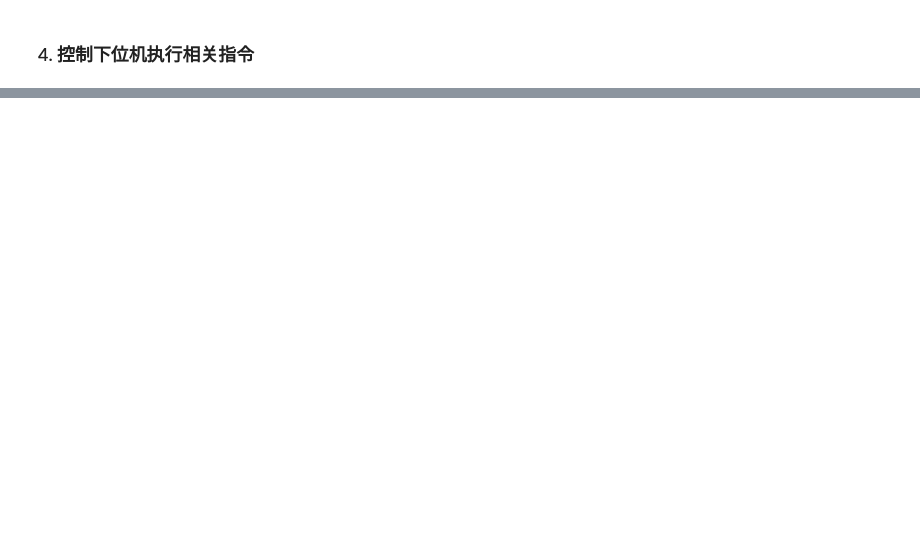
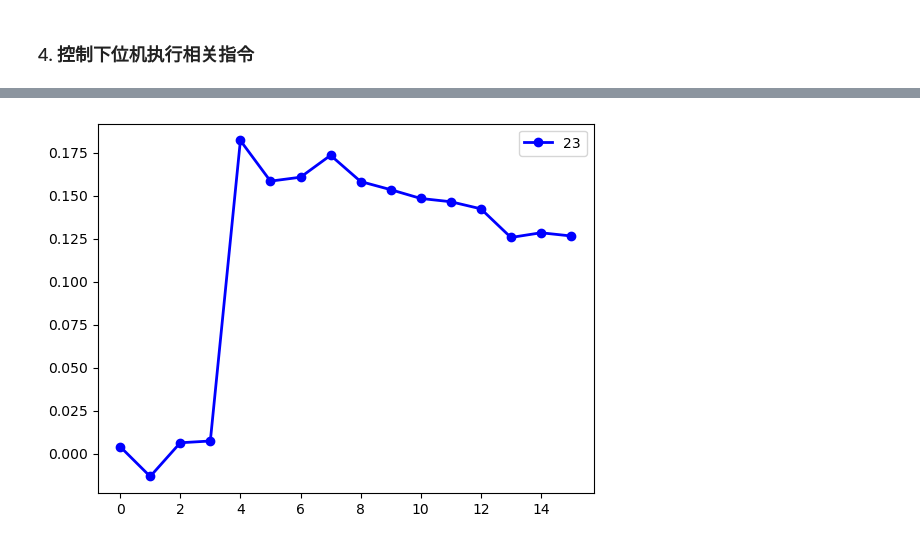
Before and after one commit to bei-meng/host_computer, a Jupyter notebook: example.ipynb, the cells around one changed output, grey strips where cells are left out. Saved outputs shown, nothing was run; the diff lists cells and outputs as text; code cells hidden in the pictures; blank space fills up the shorter version.

```diff
--- a/example.ipynb
+++ b/example.ipynb
@@ -118,6 +130,4 @@ from pc import PS
 # %%
-# 用于和下位机交互通信
-ps=PS(1,1,delay=10*1e-3,debug=False)
 # 控制ADC
 adc=ADC(ps)
 # 控制DAC
@@ -128,0 +145,17 @@ Failed to connect: [WinError 10049] 在其上下文中，该请求的地址无
+# %%
+
+def adc_to_voltage(data, vref=1.25):
+    # 将十六进制字符串转换为整数
+    data = int(data, 16)
+    # 确保数据在16位范围内
+    data &= 0xFFFF
+    # 将16位有符号数转换为Python整数
+    if data & 0x8000:  # 若符号位为1，则表示负数
+        data -= 0x10000
+
+    # 将数据转换为电压
+    voltage = (data / (2**15-1)) * vref  # 32767 是0x7FFF对应的正最大值
+    return voltage
+# %%
+# ps.delay = 0.3
+ps.debug = True
@@ -128,0 +372,54 @@ Failed to connect: [WinError 10049] 在其上下文中，该请求的地址无
+# %%
+# pkts=Packet()
+# pkts.append_cmdlist([CMD(CIM_RESET,command_data=CmdData(1))],mode=1)                 # reset指令
+# ps.send_packets(pkts)
+
+# pkts=Packet()
+# pkts.append_cmdlist([
+#     CMD(PULSE_CYC,command_data=CmdData(0)),                                                 # 翻转
+#     CMD(FAST_COMMAND_1,command_data=CmdData(FAST_COMMAND1_CONF.cfg_col_pulse)),             # cfg_col_pulse，配置列为常1
+#     CMD(FAST_COMMAND_1,command_data=CmdData(FAST_COMMAND1_CONF.cfg_row_read)),              # 然后开始读
+#     CMD(FAST_COMMAND_1,command_data=CmdData(FAST_COMMAND1_CONF.cfg_col_pulse)),             # cfg_col_pulse，读完后，把列电压翻转为0
+# ],mode=1)
+# chip.ps.send_packets(pkts)
+
+
+import matplotlib.pyplot as plt
+
+tia16 = []
+for TIA_num in range(16):
+    adc_num, adc_channel = int(TIA_num/4),TIA_num%4
+
+    channel_map = {0: 'A', 1: 'B', 2: 'C', 3: 'D'}
+    pkts=Packet()
+    adc_out = CMD(dict(
+        command_addr = 65+TIA_num,
+        command_type = COMMAND_TYPE[1],
+        n_addr_bytes = N_ADDR_BYTES[0],
+        n_data_bytes = N_DATA_BYTES[0],
+        command_name = f"adc{adc_num}_out{channel_map[adc_channel]}",
+        command_data = CmdData(0),
+        command_description = "从ADC对应通道读取数据"
+    ))
+    pkts.append_cmdlist([adc_out],mode=2)
+    print("DAC:",f"adc{adc_num}_out{channel_map[adc_channel]}")
+    # 发送指令
+    ps.send_packets(pkts)
+    # 接收信息
+    # 高16bit：0，低16bit：寄存器的16bit值
+    message = ps.receive_packet(f"adc读取:{adc_out.command_name}")
+
+    voltage_sample_hex = message.hex()[2:4] + message.hex()[0:2]
+    # print("电压hex: ",voltage_sample_hex)
+    voltage_sample_int = adc_to_voltage(voltage_sample_hex)
+    tia16.append(voltage_sample_int)
+    print("电压int: ",voltage_sample_int)
+
+plt.figure()
+plt.plot( tia16, marker='o', color='b', linestyle='-', linewidth=2, markersize=6,label = "23")
+plt.legend()
+plt.show()
+# 12TIA：0.39139988402966397
+# 0.5483413190099796
+# 0.561
+# %% [output]
@@ -128,0 +443 @@ Failed to connect: [WinError 10049] 在其上下文中，该请求的地址无
+[figure, added]
```
Also changed, not shown: parts of 37 cells of this notebook, 10 other files.
